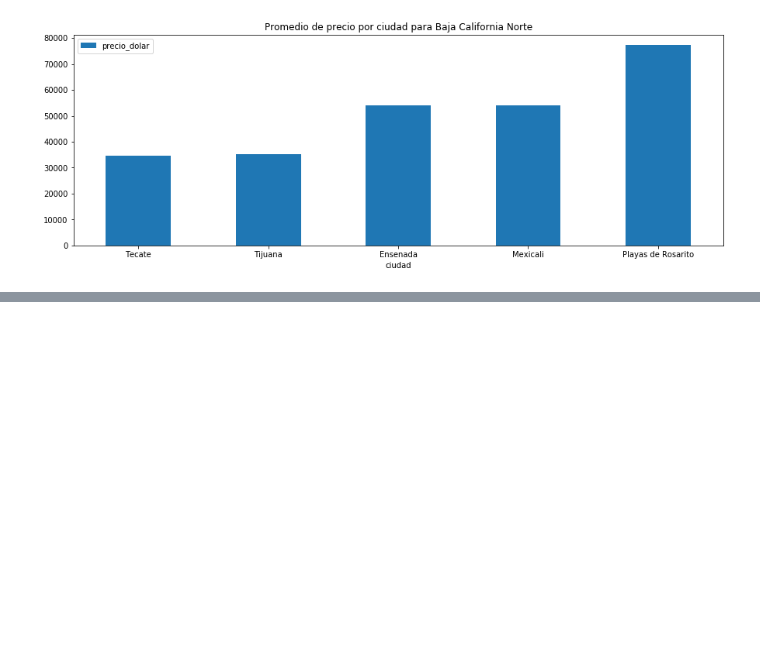
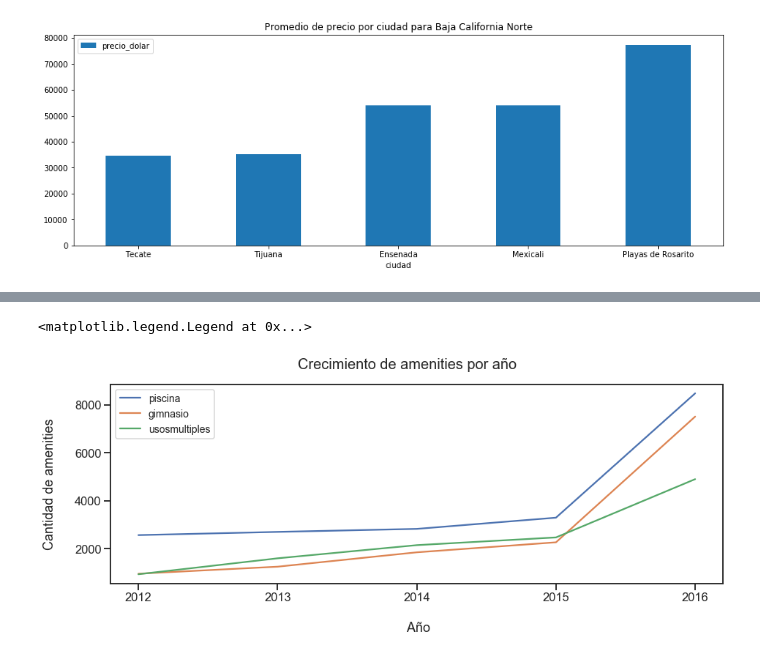
Before and after one commit to JuanCruzCastroLopez/tp1-zonajobs-analysis, a Jupyter notebook: zonajobs-analysis.ipynb, the cells around one changed output, grey strips where cells are left out. Cells and saved outputs as stored; diff of their text form; code cells hidden in the pictures; blank space fills up the shorter version.

```diff
--- a/zonajobs-analysis.ipynb
+++ b/zonajobs-analysis.ipynb
@@ -246,0 +273,24 @@ fig.show()
+# %%
+amenitiesPorAño = propiedades[['piscina', 'gimnasio', 'usosmultiples', 'fecha']]
+amenitiesPorAño['año'] = amenitiesPorAño['fecha'].dt.year
+amenitiesPorAño = amenitiesPorAño.groupby(['año']).sum()
+# %%
+fig, ax1 = plt.subplots(1,1, figsize=(15,5))
+
+fig.subplots_adjust(hspace=0.4, wspace=0.4)
+fig.suptitle('Crecimiento de amenities por año',fontsize=20)
+
+amenitiesPorAño = amenitiesPorAño.reset_index()
+
+for i in ['piscina', 'gimnasio', 'usosmultiples']:
+    ax1.plot(amenitiesPorAño.año,\
+            amenitiesPorAño[i],\
+            label=i)
+
+plt.xticks([2012,2013,2014,2015,2016])
+ax1.set_xlabel("\n Año", fontsize=18)
+ax1.set_ylabel("Cantidad de amenities\n", fontsize=18)
+ax1.legend(loc='best', title_fontsize=16, fontsize=14)
+# %% [output]
+<matplotlib.legend.Legend at 0x...>
+[figure, added]
```
Also changed, not shown: parts of 10 cells of this notebook.
